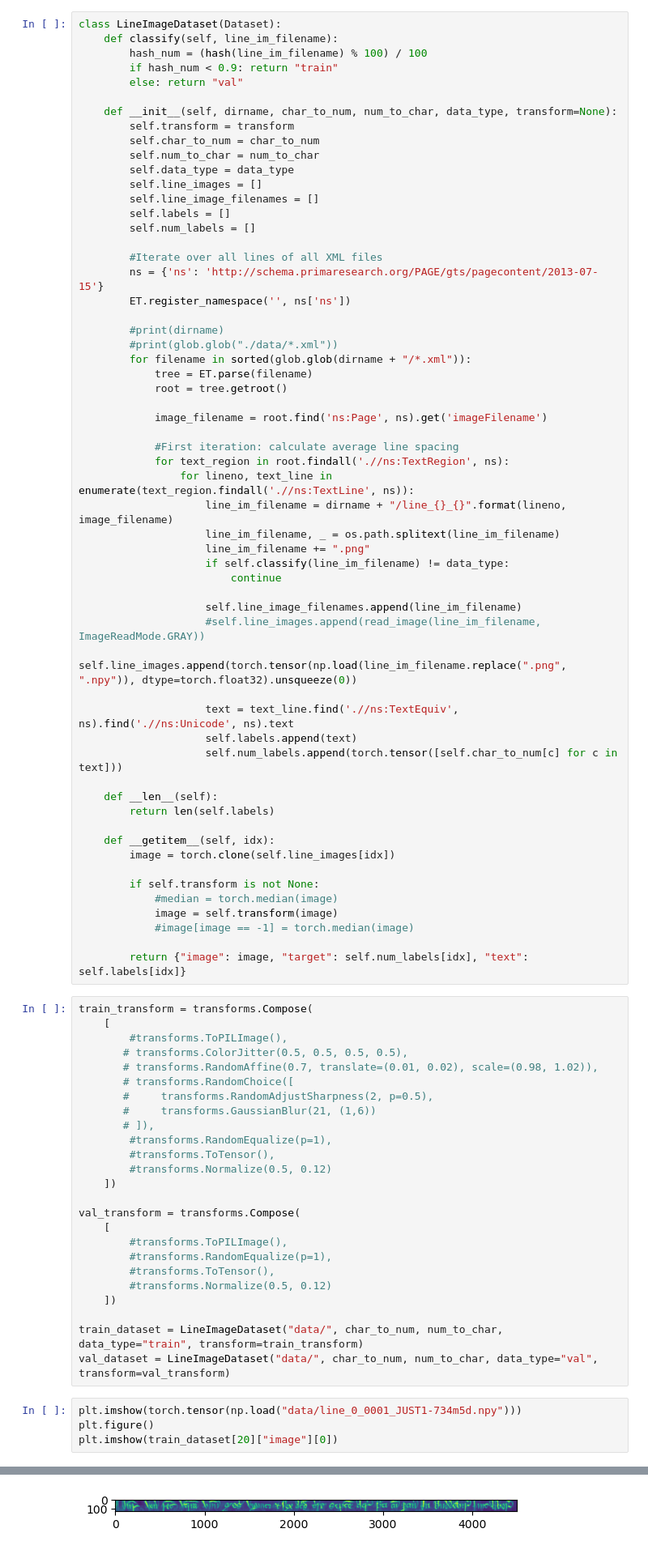
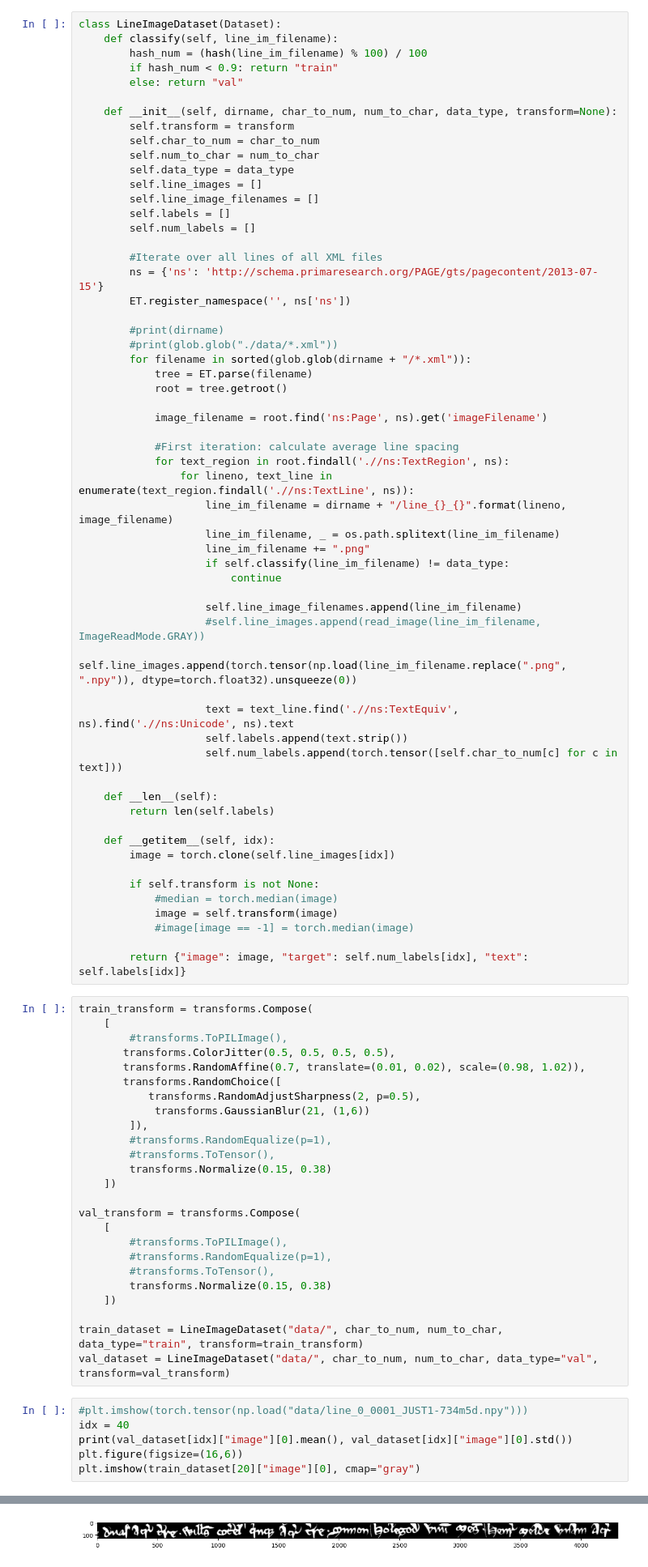
Before and after one commit to ideasrule/latin_documents, a Jupyter notebook: Train with lightning.ipynb, the cells around one changed output, grey strips where cells are left out. Shown at 81% size. Drawn from its saved outputs; the diff is of its cells as text.

Commit message:
Working lightning trainer

```diff
--- a/Train with lightning.ipynb
+++ b/Train with lightning.ipynb
@@ -68,7 +68,7 @@ class LineImageDataset(Dataset):
                     self.line_images.append(torch.tensor(np.load(line_im_filename.replace(".png", ".npy")), dtype=torch.float32).unsqueeze(0))
 
                     text = text_line.find('.//ns:TextEquiv', ns).find('.//ns:Unicode', ns).text
-                    self.labels.append(text)
+                    self.labels.append(text.strip())
                     self.num_labels.append(torch.tensor([self.char_to_num[c] for c in text]))
 
     def __len__(self):
@@ -87,15 +87,15 @@ class LineImageDataset(Dataset):
 train_transform = transforms.Compose(
     [
         #transforms.ToPILImage(),
-       # transforms.ColorJitter(0.5, 0.5, 0.5, 0.5),
-       # transforms.RandomAffine(0.7, translate=(0.01, 0.02), scale=(0.98, 1.02)),
-       # transforms.RandomChoice([
-       #     transforms.RandomAdjustSharpness(2, p=0.5),
-       #     transforms.GaussianBlur(21, (1,6))
-       # ]),
+       transforms.ColorJitter(0.5, 0.5, 0.5, 0.5),
+       transforms.RandomAffine(0.7, translate=(0.01, 0.02), scale=(0.98, 1.02)),
+       transforms.RandomChoice([
+           transforms.RandomAdjustSharpness(2, p=0.5),
+            transforms.GaussianBlur(21, (1,6))
+        ]),
         #transforms.RandomEqualize(p=1),
         #transforms.ToTensor(),
-        #transforms.Normalize(0.5, 0.12)
+        transforms.Normalize(0.15, 0.38)
     ])
 
 val_transform = transforms.Compose(
@@ -103,13 +103,15 @@ val_transform = transforms.Compose(
         #transforms.ToPILImage(),
         #transforms.RandomEqualize(p=1),
         #transforms.ToTensor(),
-        #transforms.Normalize(0.5, 0.12)
+        transforms.Normalize(0.15, 0.38)
     ])
 
 train_dataset = LineImageDataset("data/", char_to_num, num_to_char, data_type="train", transform=train_transform)
 val_dataset = LineImageDataset("data/", char_to_num, num_to_char, data_type="val", transform=val_transform)
 # %%
-plt.imshow(torch.tensor(np.load("data/line_0_0001_JUST1-734m5d.npy")))
-plt.figure()
-plt.imshow(train_dataset[20]["image"][0])
+#plt.imshow(torch.tensor(np.load("data/line_0_0001_JUST1-734m5d.npy")))
+idx = 40
+print(val_dataset[idx]["image"][0].mean(), val_dataset[idx]["image"][0].std())
+plt.figure(figsize=(16,6))
+plt.imshow(train_dataset[20]["image"][0], cmap="gray")
 # %% [output]
@@ -117 +120 @@ plt.imshow(train_dataset[20]["image"][0])
-[figure, old version]
+[figure, new version]
```
Also changed, not shown: parts of 6 cells of this notebook.
